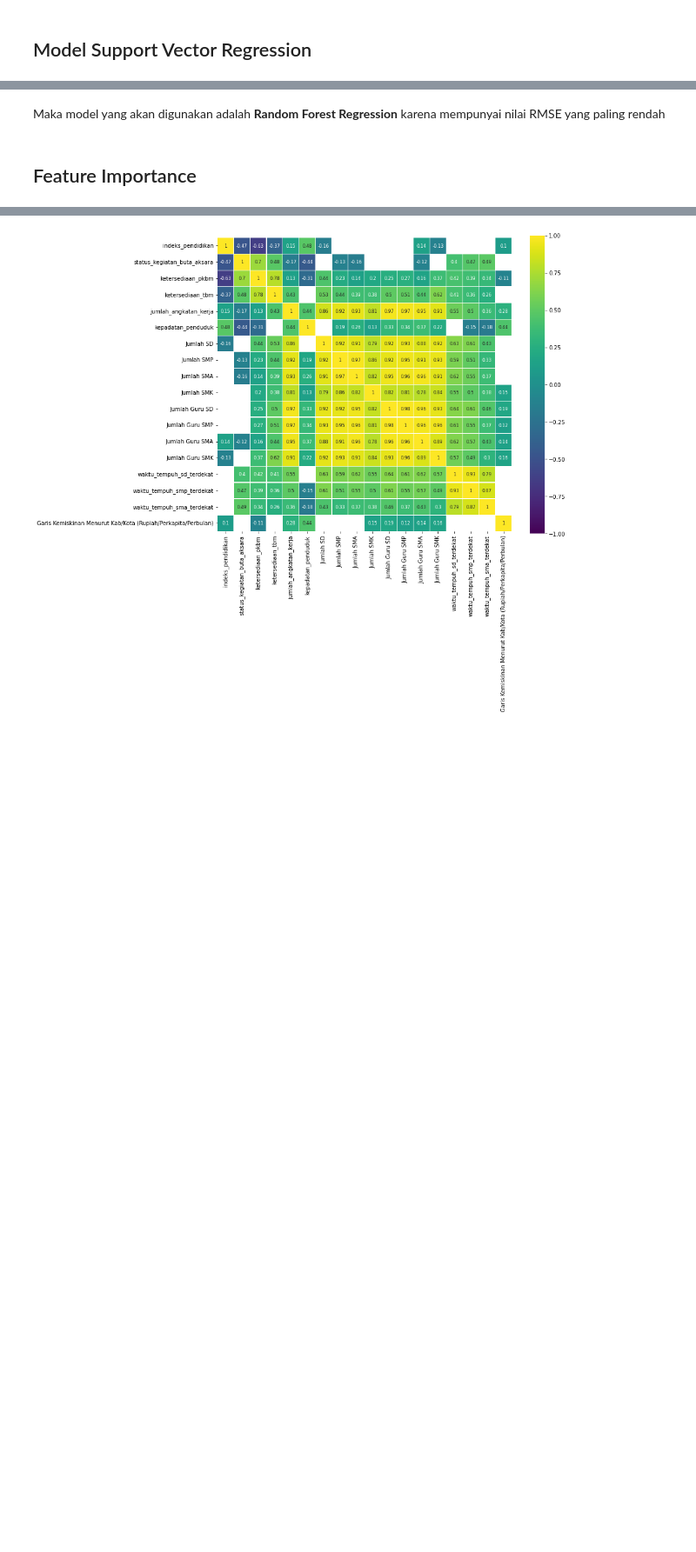
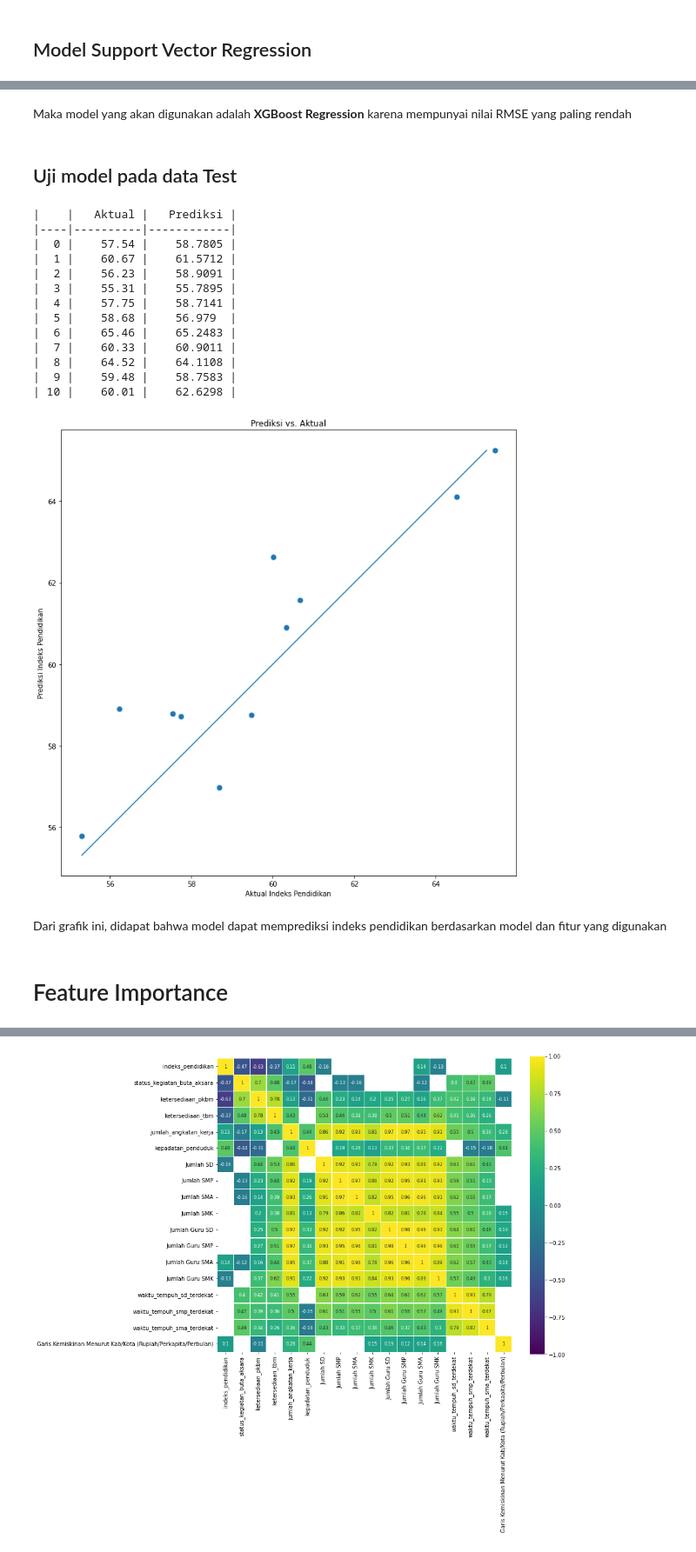
Before and after one commit to FirRW/PrediksiIndeksPendidikan, a Jupyter notebook: Notebook/Model_Ready_Hackaton.ipynb, the cells around one changed output, grey strips where cells are left out. Shown at 87% size. Drawn from its saved outputs; the diff is of its cells as text; code cells hidden in the pictures; blank space fills up the shorter version.

```diff
--- a/Notebook/Model_Ready_Hackaton.ipynb
+++ b/Notebook/Model_Ready_Hackaton.ipynb
@@ -452,2 +1060,4 @@ Perbandingan_rmse
 # %% [markdown]
-Maka model yang akan digunakan adalah **Random Forest Regression** karena mempunyai nilai RMSE yang paling rendah
+Maka model yang akan digunakan adalah **XGBoost Regression** karena mempunyai nilai RMSE yang paling rendah
+# %% [markdown]
+## Uji model pada data Test
@@ -454,2 +1066,40 @@ Maka model yang akan digunakan adalah **Random Forest Regression** karena mempun
+# %%
+y_pred = xgb_cv.predict(x_test)
+
+y_pred_hasil =pd.DataFrame(y_pred,columns= ['indeks_pendidikan'])
+y_test_hasil =pd.DataFrame(y_test,columns= ['indeks_pendidikan'])
+
+y_pred_inversed = scaler_target.inverse_transform(y_pred_hasil)
+y_test_inversed = scaler_target.inverse_transform(y_test_hasil)
+
+perbandingan = pd.DataFrame(np.concatenate((y_test_inversed, y_pred_inversed), axis=1) , columns = ['Aktual','Prediksi'])
+print(tabulate(perbandingan, headers = 'keys', tablefmt = 'github'))
+
+plt.figure(figsize=(10, 10))
+plt.scatter(y_test_inversed, y_pred_inversed, s=50)
+plt.title('Prediksi vs. Aktual')
+plt.xlabel('Aktual Indeks Pendidikan')
+plt.ylabel('Prediksi Indeks Pendidikan')
+
+
+plt.plot([min(y_test_inversed), max(y_pred_inversed)], [min(y_test_inversed), max(y_pred_inversed)])
+plt.tight_layout()
+# %% [output]
+|    |   Aktual |   Prediksi |
+|----|----------|------------|
+|  0 |    57.54 |    58.7805 |
+|  1 |    60.67 |    61.5712 |
+|  2 |    56.23 |    58.9091 |
+|  3 |    55.31 |    55.7895 |
+|  4 |    57.75 |    58.7141 |
+|  5 |    58.68 |    56.979  |
+|  6 |    65.46 |    65.2483 |
+|  7 |    60.33 |    60.9011 |
+|  8 |    64.52 |    64.1108 |
+|  9 |    59.48 |    58.7583 |
+| 10 |    60.01 |    62.6298 |
+[figure, added]
+# %% [markdown]
+Dari grafik ini, didapat bahwa model dapat memprediksi indeks pendidikan berdasarkan model dan fitur yang digunakan
 # %% [markdown]
-## Feature Importance
+# Feature Importance
```
Also changed, not shown: parts of 159 cells of this notebook, 22 other files.
